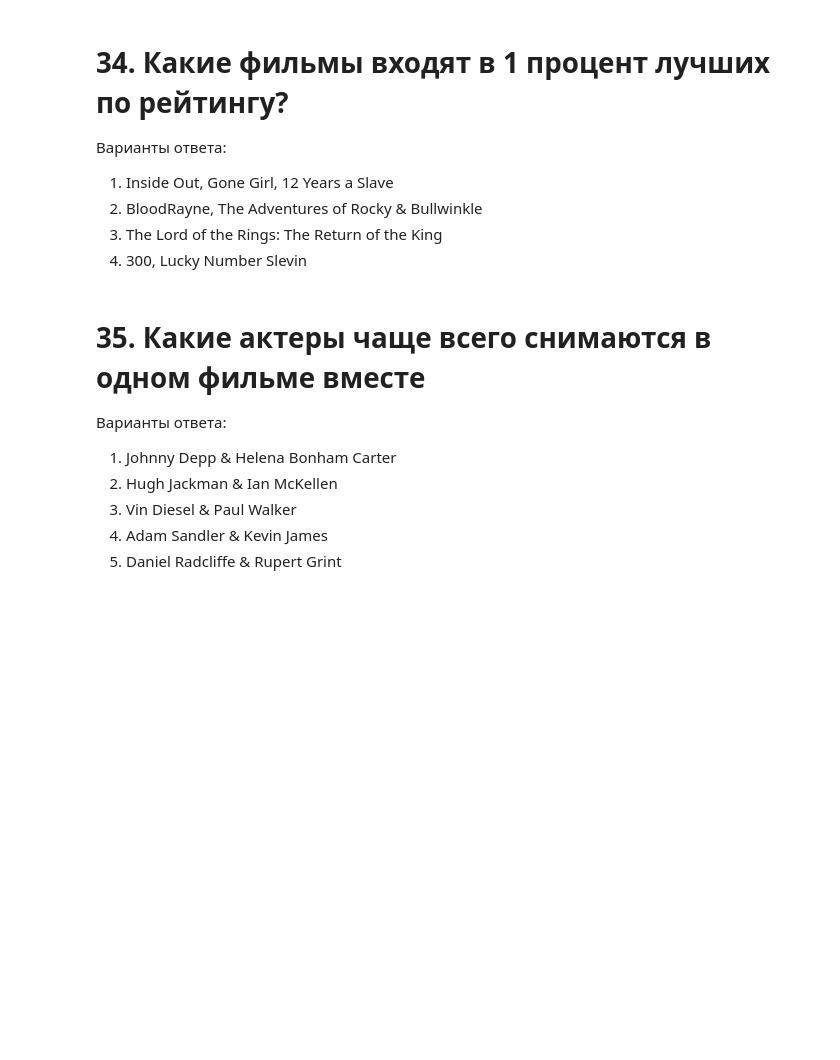
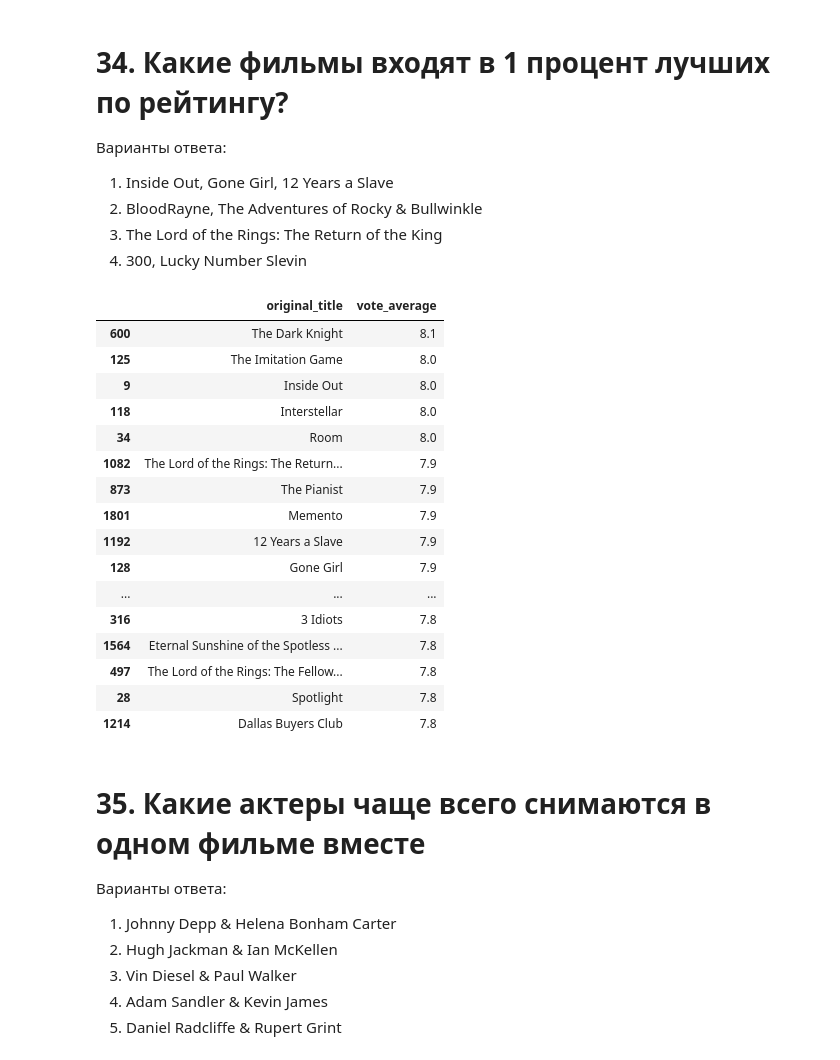
Before and after one commit to greg-kan/mlda, a Jupyter notebook: SkillFactory/unit_1/[SF-DST] Movies IMBD v3.0_kanavenko.ipynb, the cells around one changed output. Cells and saved outputs as stored; diff of their text form; code cells hidden in the pictures; blank space fills up the shorter version.

```diff
--- a/SkillFactory/unit_1/[SF-DST] Movies IMBD v3.0_kanavenko.ipynb
+++ b/SkillFactory/unit_1/[SF-DST] Movies IMBD v3.0_kanavenko.ipynb
@@ -770,6 +867,26 @@ answer_ls.append(1)
 2. BloodRayne, The Adventures of Rocky & Bullwinkle
 3. The Lord of the Rings: The Return of the King
 4. 300, Lucky Number Slevin
+# %%
+data.sort_values('vote_average', ascending=False)[['original_title', 'vote_average']].head(19)
+# %% [output]
+|  | original_title | vote_average |
+| 600 | The Dark Knight | 8.1 |
+| 125 | The Imitation Game | 8.0 |
+| 9 | Inside Out | 8.0 |
+| 118 | Interstellar | 8.0 |
+| 34 | Room | 8.0 |
+| 1082 | The Lord of the Rings: The Return... | 7.9 |
+| 873 | The Pianist | 7.9 |
+| 1801 | Memento | 7.9 |
+| 1192 | 12 Years a Slave | 7.9 |
+| 128 | Gone Girl | 7.9 |
+| ... | ... | ... |
+| 316 | 3 Idiots | 7.8 |
+| 1564 | Eternal Sunshine of the Spotless ... | 7.8 |
+| 497 | The Lord of the Rings: The Fellow... | 7.8 |
+| 28 | Spotlight | 7.8 |
+| 1214 | Dallas Buyers Club | 7.8 |
 # %%
 answer_ls.append(1)
 # %% [markdown]
```
Also changed, not shown: parts of 57 cells of this notebook.
